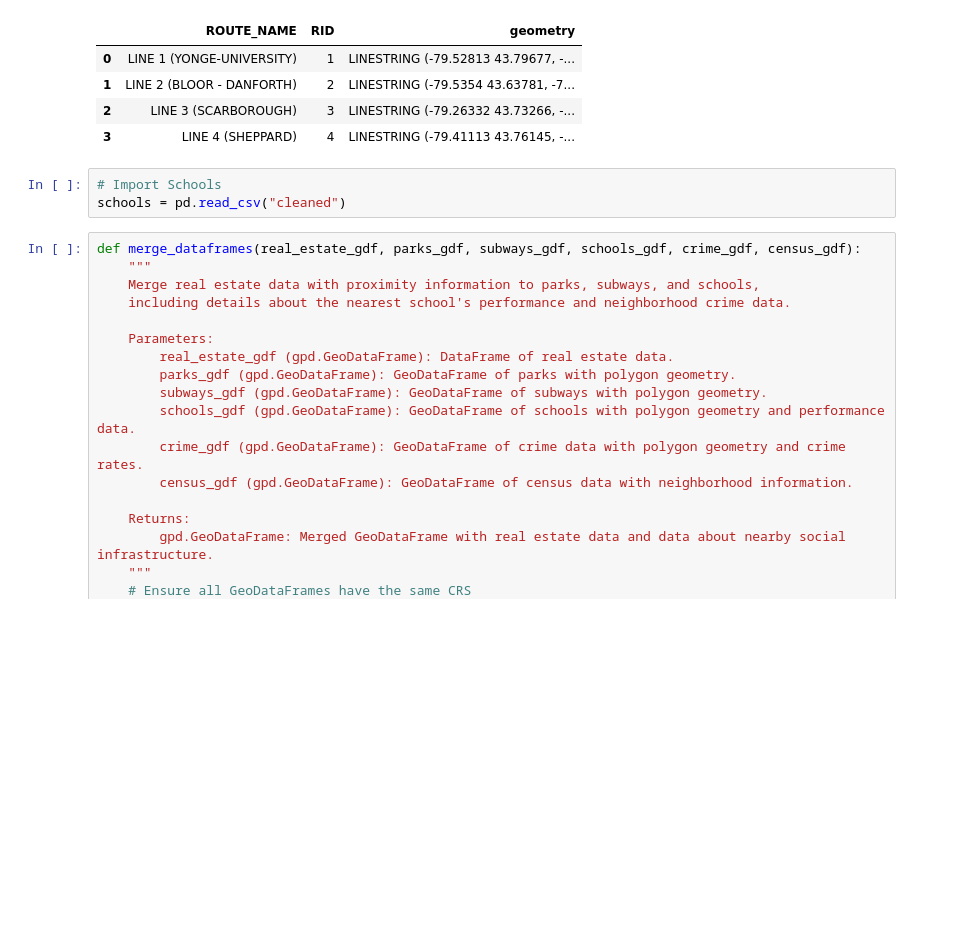
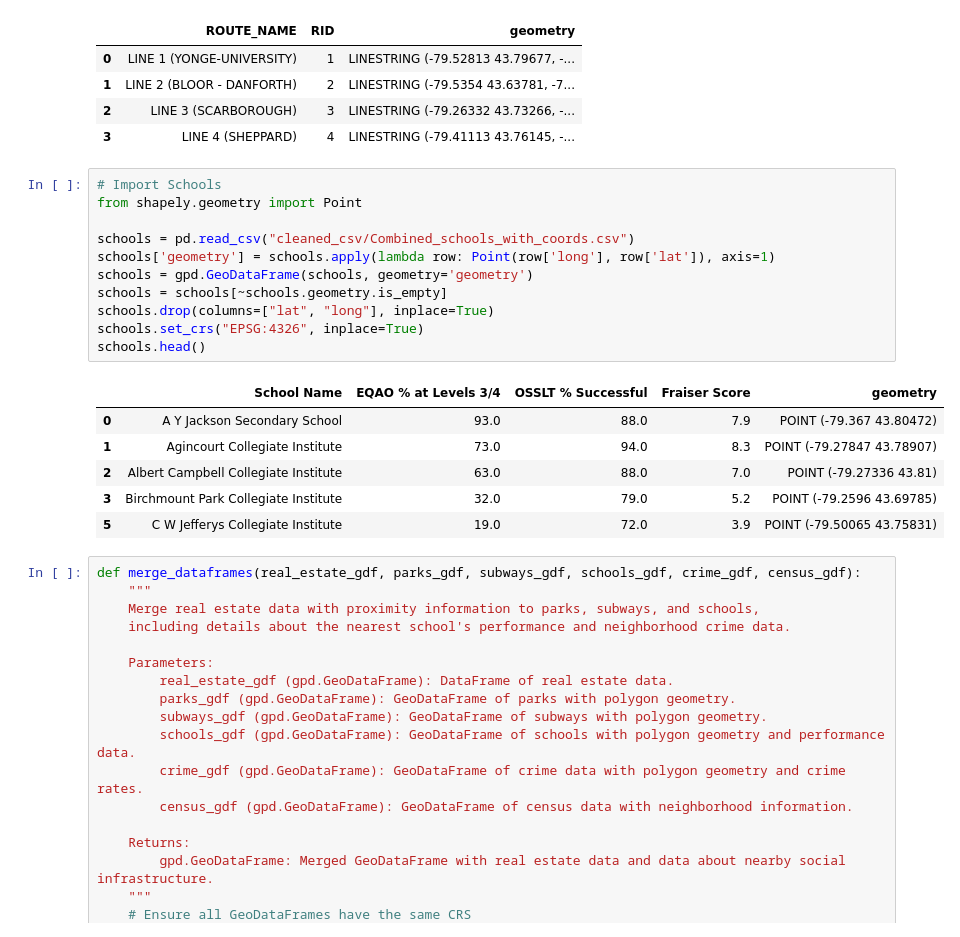
Before and after one commit to sunnyjen/CME358-Final_project, a Jupyter notebook: 2_data_cleaning/Combined Data.ipynb, the cells around one changed output. Saved outputs shown, nothing was run; the diff lists cells and outputs as text; blank space fills up the shorter version.

Commit message:
Updated Combined DataFrame
Cleaned the Combined DataFrame Code

```diff
--- a/2_data_cleaning/Combined Data.ipynb
+++ b/2_data_cleaning/Combined Data.ipynb
@@ -97,9 +97,24 @@ subway.head()
 | 1 | LINE 2 (BLOOR - DANFORTH) | 2 | LINESTRING (-79.5354 43.63781, -7... |
 | 2 | LINE 3 (SCARBOROUGH) | 3 | LINESTRING (-79.26332 43.73266, -... |
 | 3 | LINE 4 (SHEPPARD) | 4 | LINESTRING (-79.41113 43.76145, -... |
-# %%
-# Import Schools
-schools = pd.read_csv("cleaned")
+# %%
+# Import Schools
+from shapely.geometry import Point
+
+schools = pd.read_csv("cleaned_csv/Combined_schools_with_coords.csv")
+schools['geometry'] = schools.apply(lambda row: Point(row['long'], row['lat']), axis=1)
+schools = gpd.GeoDataFrame(schools, geometry='geometry')
+schools = schools[~schools.geometry.is_empty]
+schools.drop(columns=["lat", "long"], inplace=True)
+schools.set_crs("EPSG:4326", inplace=True)
+schools.head()
+# %% [output]
+|  | School Name | EQAO % at Levels 3/4 | OSSLT % Successful | Fraiser Score | geometry |
+| 0 | A Y Jackson Secondary School | 93.0 | 88.0 | 7.9 | POINT (-79.367 43.80472) |
+| 1 | Agincourt Collegiate Institute | 73.0 | 94.0 | 8.3 | POINT (-79.27847 43.78907) |
+| 2 | Albert Campbell Collegiate Institute | 63.0 | 88.0 | 7.0 | POINT (-79.27336 43.81) |
+| 3 | Birchmount Park Collegiate Institute | 32.0 | 79.0 | 5.2 | POINT (-79.2596 43.69785) |
+| 5 | C W Jefferys Collegiate Institute | 19.0 | 72.0 | 3.9 | POINT (-79.50065 43.75831) |
 # %%
 def merge_dataframes(real_estate_gdf, parks_gdf, subways_gdf, schools_gdf, crime_gdf, census_gdf):
     """
```
